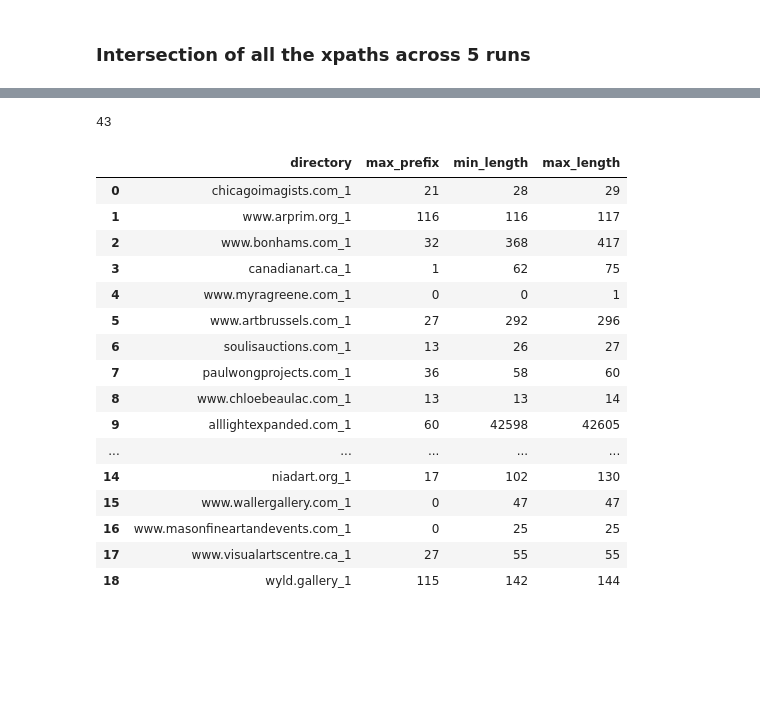
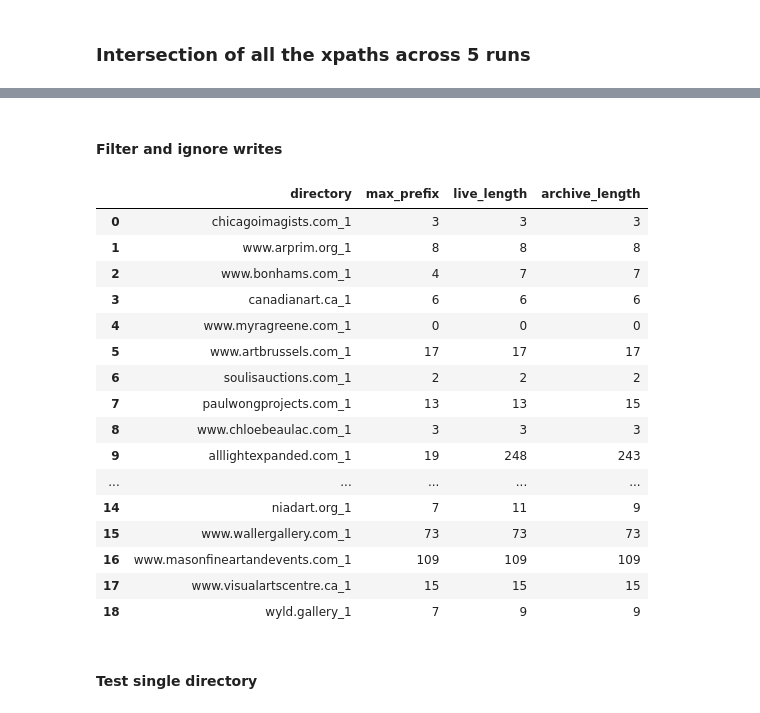
Before and after one commit to JingyZhu/FidEx, a Jupyter notebook: synchronization/synchronization.ipynb, the cells around one changed output, grey strips where cells are left out. Saved outputs shown, nothing was run; the diff lists cells and outputs as text; code cells hidden in the pictures; blank space fills up the shorter version.

Commit message:
Work on sync, add more filters and refine measurements

```diff
--- a/synchronization/synchronization.ipynb
+++ b/synchronization/synchronization.ipynb
@@ -136,22 +150,2 @@ get_longest_prefix(['a', 'a', 'b', 'c'], ['a', 'b', 'c', 'a'])
-# %%
-dirr = 'wyld_gallery'
-idx = [0, 2]
-w1 = json.load(open(f'writes/{dirr}/{idx[0]}.json', 'r'))
-w2 = json.load(open(f'writes/{dirr}/{idx[1]}.json', 'r'))
-new_w1, new_w2 = [], []
-for j, write in enumerate(w1):
-    if len(write['xpath']) == 0:
-        total_empty_xpath += 1
-        continue
-    tup = (write['xpath'][-1], write['method'], write['arg'])
-    new_w1.append(tup)
-for j, write in enumerate(w2):
-    if len(write['xpath']) == 0:
-        total_empty_xpath += 1
-        continue
-    tup = (write['xpath'][-1], write['method'], write['arg'])
-    new_w2.append(tup)
-# print(json.dumps(new_w1, indent=2), json.dumps(new_w2, indent=2))
-get_longest_prefix(new_w1, new_w2)
-# %% [output]
-43
+# %% [markdown]
+#### Filter and ignore writes
@@ -162,53 +190,60 @@ filelists = ['live', 'archive']
 for dirr in dirs:
     # print(dirr)
     all_writers = []
     # for i in range(5):
     for i in filelists:
         writes = json.load(open(f'writes/{dirr}/{i}.json', 'r'))
         new_writers = []
         for j, write in enumerate(writes):
-            if len(write['xpath']) == 0:
-                total_empty_xpath += 1
+            if ignore_op(write):
                 continue
-            tup = (write['xpath'][-1], write['method'], write['arg'])
+            arg_list = write['arg']
+            arg_list = [normalize_args(str(a)) for a in arg_list]
+            arg_list = [filter_regex(a) for a in arg_list]
+            arg_list = [a for a in arg_list if '<script' not in a]
+            tup = (write['xpath'][-1], write['method'], tuple(arg_list))
             new_writers.append(tup)
         all_writers.append(new_writers)
-    max_prefix = get_longest_prefix(all_writers[0], all_writers[1])
+    max_prefix = get_longest_live_prefix(all_writers[0], all_writers[1])
     # * liveweb only
     # for i in range(2, 5):
     #     max_prefix = get_longest_prefix(all_writers[0][:max_prefix], all_writers[i])
     longest_prefix_info.append({
         'directory': dirr,
         'max_prefix': max_prefix,
-        'min_length':  min([len(w) for w in all_writers]),
-        'max_length':  max([len(w) for w in all_writers]),
+        # 'min_length':  min([len(w) for w in all_writers]),
+        # 'max_length':  max([len(w) for w in all_writers]),
+        'live_length': len(all_writers[0]),
+        'archive_length': len(all_writers[1])
     })
 df = pd.DataFrame(longest_prefix_info)
 df
 # df.to_csv('longest_prefix_info.csv', index=False)
 # new_df = pd.DataFrame(index=np.arange(df.shape[0]))
 # new_df['max_prefix'] = df['max_prefix']
 # new_df['min_length'] = df['min_length'] - df['max_prefix']
 # new_df['max_length'] = df['max_length'] - df['min_length']
 # fig = plotly_utils.plot_bar(new_df, xtitle='100 pages', ytitle='No. (addition) HTML writes', stacked=True)
 # fig.layout['yaxis']['range'] = [0, 500]
 # fig.layout['width'] = 1200
 # fig.show()
 # %% [output]
-|  | directory | max_prefix | min_length | max_length |
-| 0 | chicagoimagists.com_1 | 21 | 28 | 29 |
-| 1 | www.arprim.org_1 | 116 | 116 | 117 |
-| 2 | www.bonhams.com_1 | 32 | 368 | 417 |
-| 3 | canadianart.ca_1 | 1 | 62 | 75 |
-| 4 | www.myragreene.com_1 | 0 | 0 | 1 |
-| 5 | www.artbrussels.com_1 | 27 | 292 | 296 |
-| 6 | soulisauctions.com_1 | 13 | 26 | 27 |
-| 7 | paulwongprojects.com_1 | 36 | 58 | 60 |
-| 8 | www.chloebeaulac.com_1 | 13 | 13 | 14 |
-| 9 | alllightexpanded.com_1 | 60 | 42598 | 42605 |
+|  | directory | max_prefix | live_length | archive_length |
+| 0 | chicagoimagists.com_1 | 3 | 3 | 3 |
+| 1 | www.arprim.org_1 | 8 | 8 | 8 |
+| 2 | www.bonhams.com_1 | 4 | 7 | 7 |
+| 3 | canadianart.ca_1 | 6 | 6 | 6 |
+| 4 | www.myragreene.com_1 | 0 | 0 | 0 |
+| 5 | www.artbrussels.com_1 | 17 | 17 | 17 |
+| 6 | soulisauctions.com_1 | 2 | 2 | 2 |
+| 7 | paulwongprojects.com_1 | 13 | 13 | 15 |
+| 8 | www.chloebeaulac.com_1 | 3 | 3 | 3 |
+| 9 | alllightexpanded.com_1 | 19 | 248 | 243 |
 | ... | ... | ... | ... | ... |
-| 14 | niadart.org_1 | 17 | 102 | 130 |
-| 15 | www.wallergallery.com_1 | 0 | 47 | 47 |
-| 16 | www.masonfineartandevents.com_1 | 0 | 25 | 25 |
-| 17 | www.visualartscentre.ca_1 | 27 | 55 | 55 |
-| 18 | wyld.gallery_1 | 115 | 142 | 144 |
+| 14 | niadart.org_1 | 7 | 11 | 9 |
+| 15 | www.wallergallery.com_1 | 73 | 73 | 73 |
+| 16 | www.masonfineartandevents.com_1 | 109 | 109 | 109 |
+| 17 | www.visualartscentre.ca_1 | 15 | 15 | 15 |
+| 18 | wyld.gallery_1 | 7 | 9 | 9 |
+# %% [markdown]
+#### Test single directory
```
Also changed, not shown: parts of 6 cells of this notebook, 10 other files.
